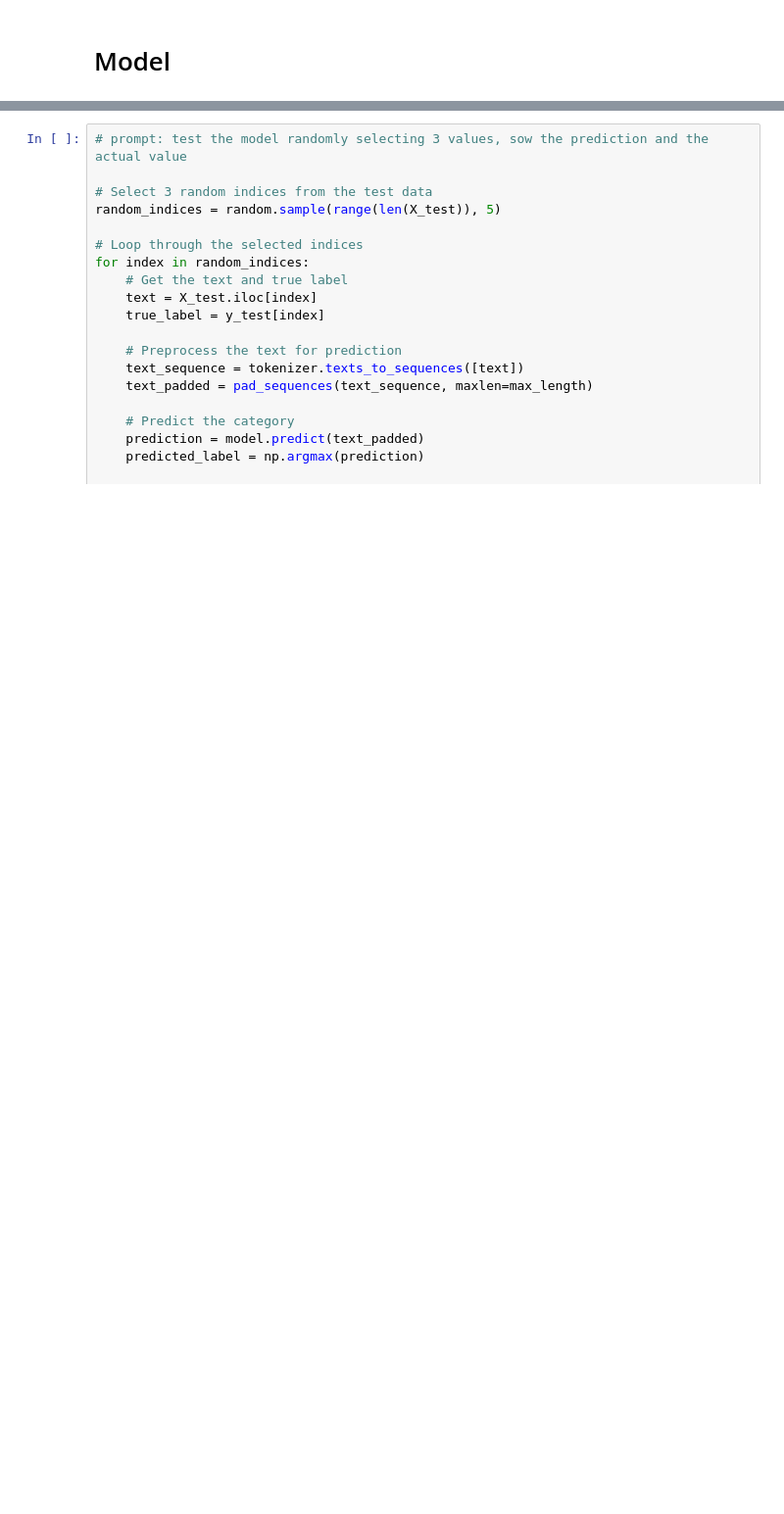
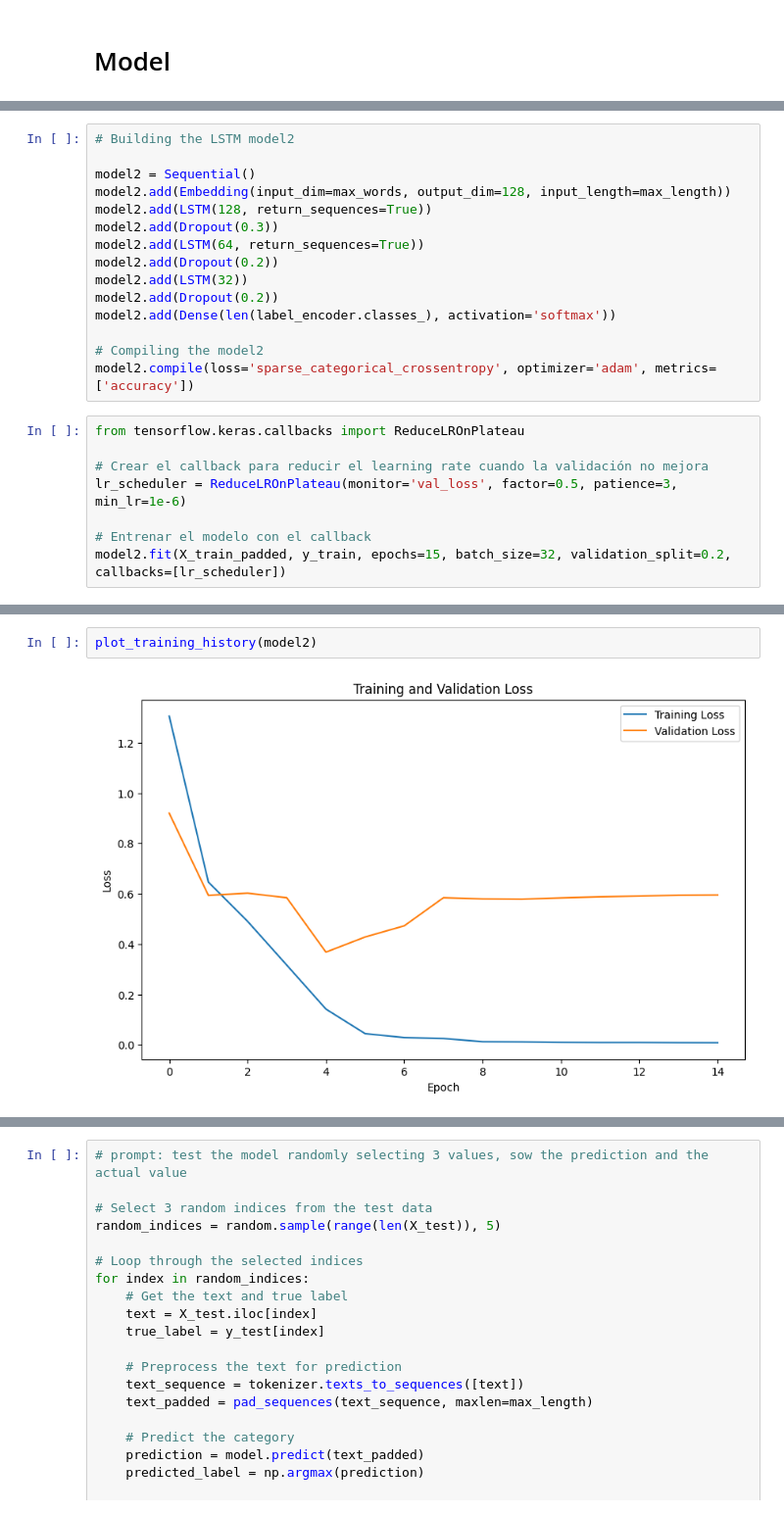
Before and after one commit to pablillo77/nlp_and_deep_learning, a Jupyter notebook: DS_NLP_DeepLearning_Final_Pablo_Giménez.ipynb, the cells around one changed output, grey strips where cells are left out. Shown at 98% size. Saved outputs shown, nothing was run; the diff lists cells and outputs as text; blank space fills up the shorter version.

```diff
--- a/DS_NLP_DeepLearning_Final_Pablo_Giménez.ipynb
+++ b/DS_NLP_DeepLearning_Final_Pablo_Giménez.ipynb
@@ -493,0 +448,23 @@ plt.show()
+# %%
+# Building the LSTM model2
+
+model2 = Sequential()
+model2.add(Embedding(input_dim=max_words, output_dim=128, input_length=max_length))
+model2.add(LSTM(128, return_sequences=True))
+model2.add(Dropout(0.3))
+model2.add(LSTM(64, return_sequences=True))
+model2.add(Dropout(0.2))
+model2.add(LSTM(32))
+model2.add(Dropout(0.2))
+model2.add(Dense(len(label_encoder.classes_), activation='softmax'))
+
+# Compiling the model2
+model2.compile(loss='sparse_categorical_crossentropy', optimizer='adam', metrics=['accuracy'])
+# %%
+from tensorflow.keras.callbacks import ReduceLROnPlateau
+
+# Crear el callback para reducir el learning rate cuando la validación no mejora
+lr_scheduler = ReduceLROnPlateau(monitor='val_loss', factor=0.5, patience=3, min_lr=1e-6)
+
+# Entrenar el modelo con el callback
+model2.fit(X_train_padded, y_train, epochs=15, batch_size=32, validation_split=0.2, callbacks=[lr_scheduler])
@@ -494,3 +490,7 @@ plt.show()
+# %%
+plot_training_history(model2)
+# %% [output]
+[figure, added]
 # %%
 # Predicting on test data
 y_test_predictions = model.predict(X_test_padded)
```
Also changed, not shown: parts of 14 cells of this notebook.
